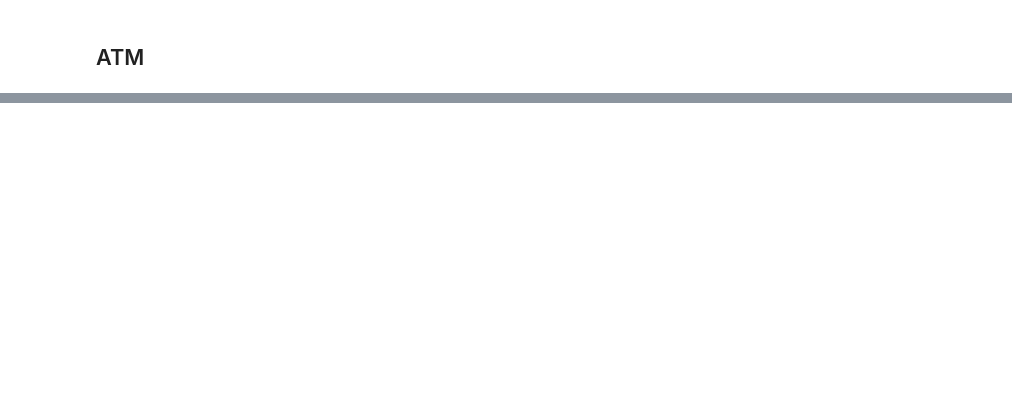
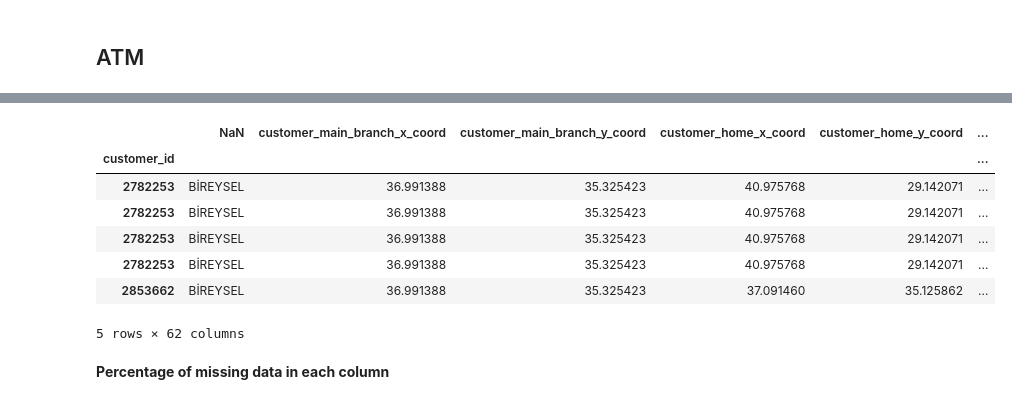
Before and after one commit to maddoxamei/Married-Couple-Identification, a Jupyter notebook: Python/modification.ipynb, the cells around one changed output, grey strips where cells are left out. Cells and saved outputs as stored; diff of their text form; code cells hidden in the pictures; blank space fills up the shorter version.

Commit message:
Join Dataframes

```diff
--- a/Python/modification.ipynb
+++ b/Python/modification.ipynb
@@ -330,0 +328,4 @@ df_customer_demog.head()
+# %%
+df_actions = pd.concat([df_transfer, df_branch, df_payment, df_transactions, df_statement], axis = 0)
+df_actions.set_index('customer_id', inplace = True)
+df_actions.head()
@@ -330,0 +341,15 @@ df_customer_demog.head()
+# %%
+df_full = df_customer_demog.join(df_actions, how = 'left')
+# %%
+df_full.head()
+# %% [output]
+|  | NaN | customer_main_branch_x_coord | customer_main_branch_y_coord | customer_home_x_coord | customer_home_y_coord | ... |
+| customer_id |  |  |  |  |  | ... |
+| 2782253 | BİREYSEL | 36.991388 | 35.325423 | 40.975768 | 29.142071 | ... |
+| 2782253 | BİREYSEL | 36.991388 | 35.325423 | 40.975768 | 29.142071 | ... |
+| 2782253 | BİREYSEL | 36.991388 | 35.325423 | 40.975768 | 29.142071 | ... |
+| 2782253 | BİREYSEL | 36.991388 | 35.325423 | 40.975768 | 29.142071 | ... |
+| 2853662 | BİREYSEL | 36.991388 | 35.325423 | 37.091460 | 35.125862 | ... |
+5 rows × 62 columns
+# %% [markdown]
+**Percentage of missing data in each column**
```
Also changed, not shown: parts of 7 cells of this notebook.
